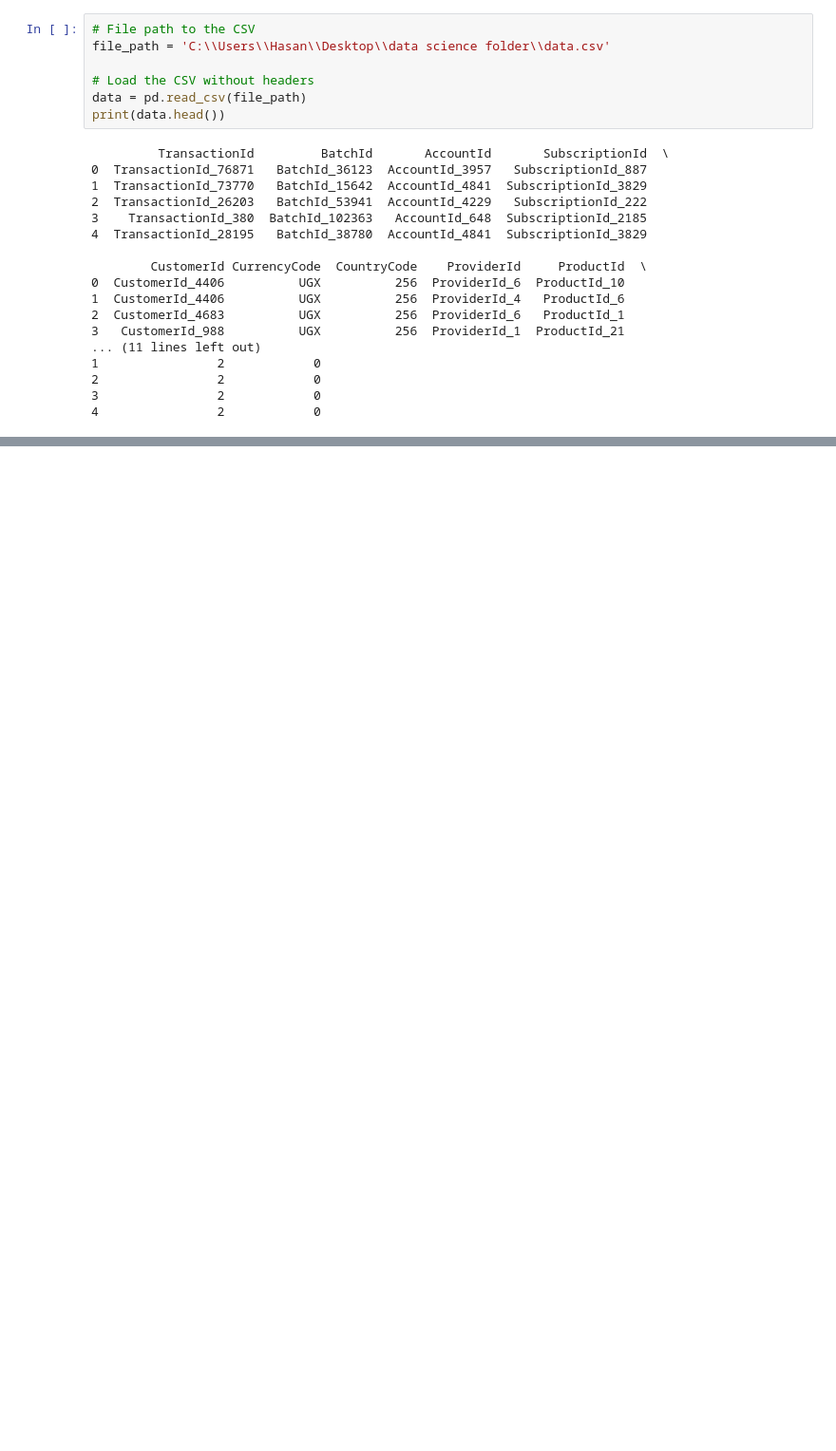
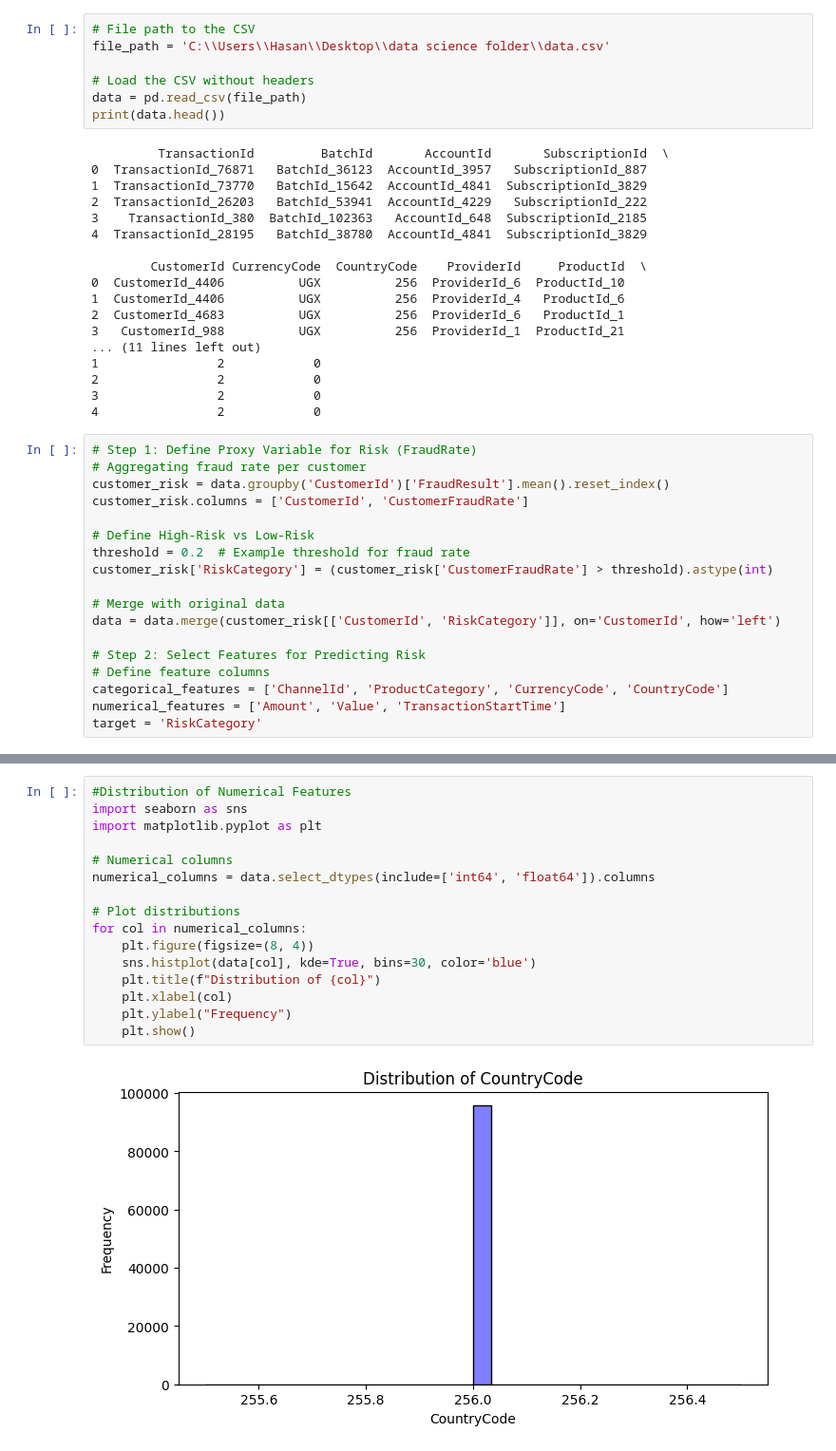
Before and after one commit to hasankere/W6Project, a Jupyter notebook: notebooks/BatBank.ipynb, the cells around one changed output, grey strips where cells are left out. Shown at 95% size. Saved outputs shown, nothing was run; the diff lists cells and outputs as text; blank space fills up the shorter version.

```diff
--- a/notebooks/BatBank.ipynb
+++ b/notebooks/BatBank.ipynb
@@ -33,3 +35,21 @@ print(data.head())
 2                2            0
 3                2            0
 4                2            0
+# %%
+# Step 1: Define Proxy Variable for Risk (FraudRate)
+# Aggregating fraud rate per customer
+customer_risk = data.groupby('CustomerId')['FraudResult'].mean().reset_index()
+customer_risk.columns = ['CustomerId', 'CustomerFraudRate']
+
+# Define High-Risk vs Low-Risk
+threshold = 0.2  # Example threshold for fraud rate
+customer_risk['RiskCategory'] = (customer_risk['CustomerFraudRate'] > threshold).astype(int)
+
+# Merge with original data
+data = data.merge(customer_risk[['CustomerId', 'RiskCategory']], on='CustomerId', how='left')
+
+# Step 2: Select Features for Predicting Risk
+# Define feature columns
+categorical_features = ['ChannelId', 'ProductCategory', 'CurrencyCode', 'CountryCode']
+numerical_features = ['Amount', 'Value', 'TransactionStartTime']
+target = 'RiskCategory'
@@ -35,0 +217,18 @@ print(data.head())
+# %%
+#Distribution of Numerical Features
+import seaborn as sns
+import matplotlib.pyplot as plt
+
+# Numerical columns
+numerical_columns = data.select_dtypes(include=['int64', 'float64']).columns
+
+# Plot distributions
+for col in numerical_columns:
+    plt.figure(figsize=(8, 4))
+    sns.histplot(data[col], kde=True, bins=30, color='blue')
+    plt.title(f"Distribution of {col}")
+    plt.xlabel(col)
+    plt.ylabel("Frequency")
+    plt.show()
+# %% [output]
+[figure, added]
```
Also changed, not shown: parts of 20 cells of this notebook.
